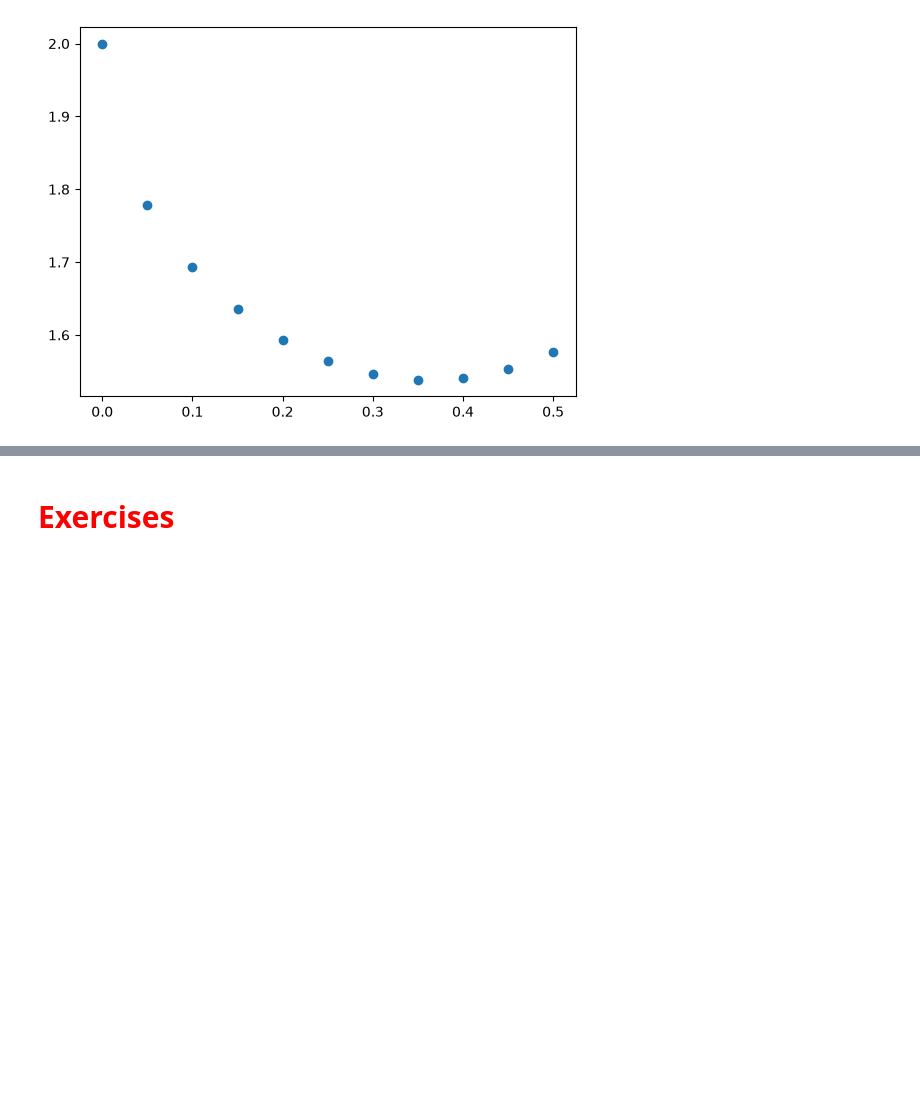
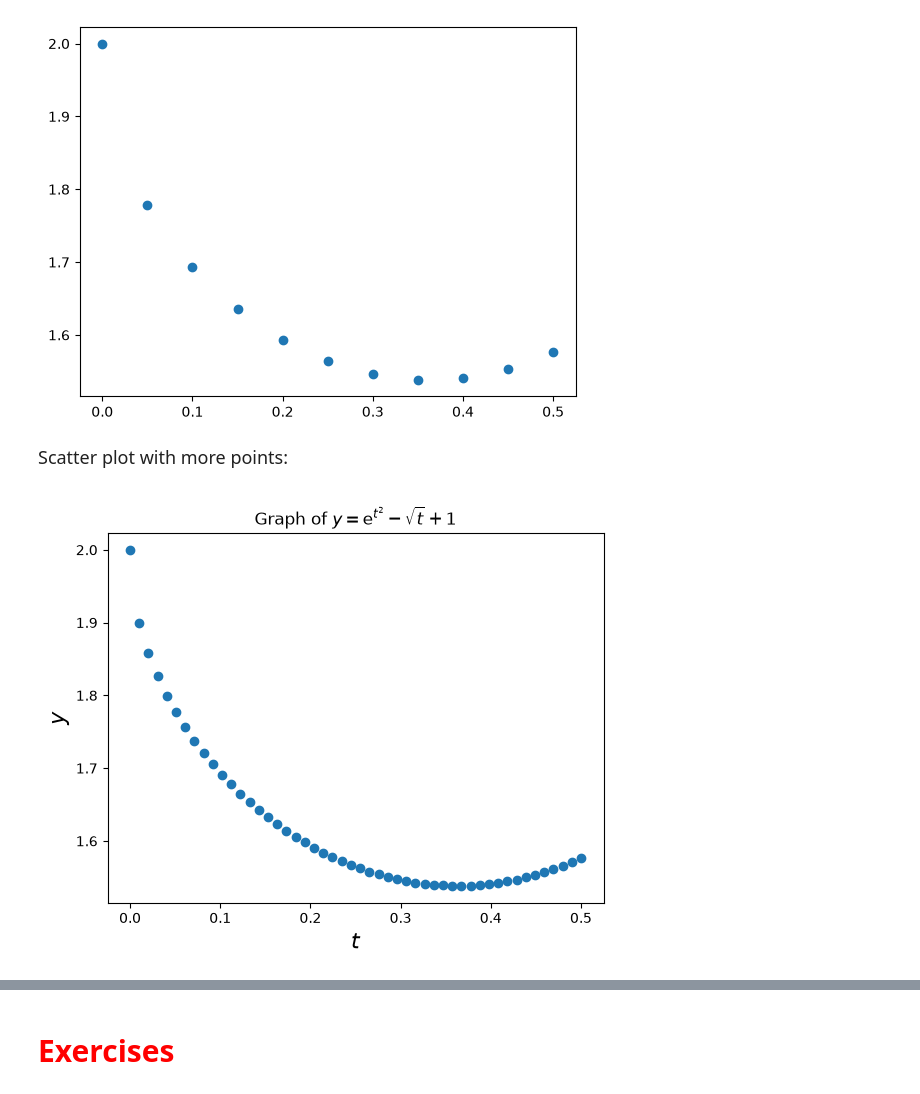
Before and after one commit to maria-shestakov/datasci151fall2026, a Jupyter notebook: lecture_04_other_sequence_objects/My Copy - Lecture04.ipynb, the cells around one changed output, grey strips where cells are left out. Saved outputs shown, nothing was run; the diff lists cells and outputs as text; code cells hidden in the pictures; blank space fills up the shorter version.

```diff
--- a/lecture_04_other_sequence_objects/My Copy - Lecture04.ipynb
+++ b/lecture_04_other_sequence_objects/My Copy - Lecture04.ipynb
@@ -578,3 +613,21 @@ plt.scatter(x = t_vals, y = g_of_t)
 plt.show()
 # %% [output]
 [figure]
+# %% [markdown]
+<font size = "4">
+
+Scatter plot with more points:
+# %%
+t_vals = np.linspace(0, 0.5, 50)
+
+# Evaluate function and create new array
+g_of_t = np.exp(t_vals**2) - np.sqrt(t_vals) + 1
+
+# Use plt.scatter to create scatter plot
+plt.scatter(x = t_vals, y = g_of_t)
+plt.xlabel("$t$", fontsize = 16)
+plt.ylabel("$y$", fontsize = 16)
+plt.title("Graph of $y = \\mathrm{e}^{t^2} - \\sqrt{t} + 1$", fontsize = 12)
+plt.show()
+# %% [output]
+[figure, added]
```
Also changed, not shown: parts of 25 cells of this notebook, 1 other file.
